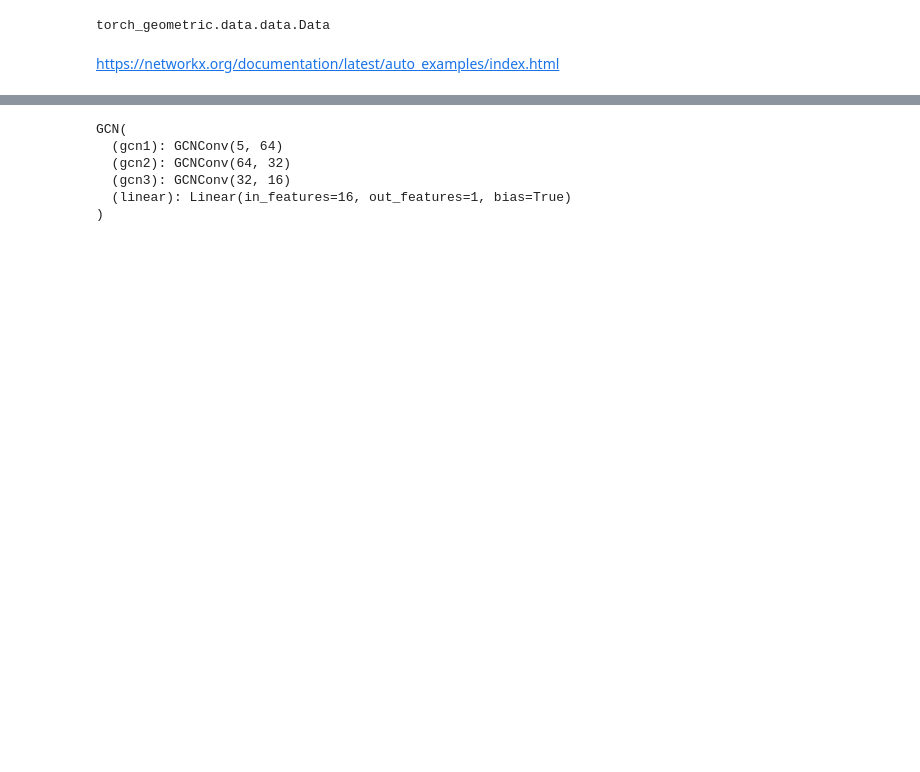
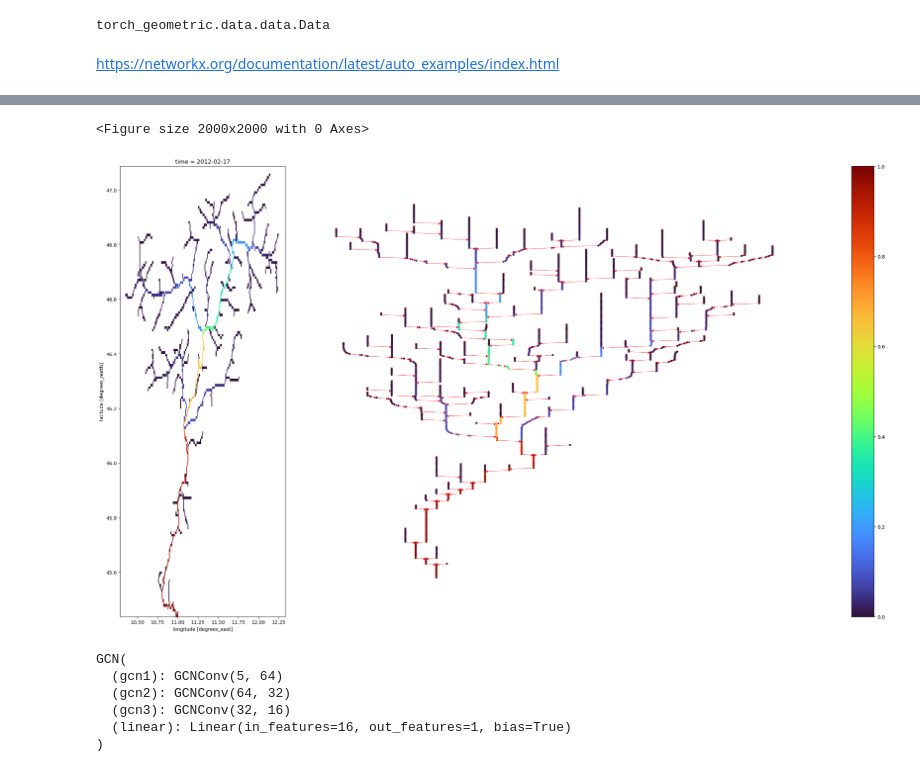
Before and after one commit to interTwin-eu/hython, a Jupyter notebook: hython/routing/gnn.ipynb, the cells around one changed output, grey strips where cells are left out. Cells and saved outputs as stored; diff of their text form; code cells hidden in the pictures; blank space fills up the shorter version.

```diff
--- a/hython/routing/gnn.ipynb
+++ b/hython/routing/gnn.ipynb
@@ -307,3 +318,50 @@ plt.show()
+# %%
+# Q river
+
+plt.figure(figsize=(20,20))
+
+pos = nx.nx_agraph.graphviz_layout(g, prog="dot")
+#pos = nx.spring_layout(g, k=10)
+options = {
+    "font_size": 6,
+    "font_color": "white",
+    "node_size": 1,
+    "edge_color":"red",
+    "node_color": "blue",
+    "edgecolors": "gray",
+    "linewidths": 0.5,
+    "width": 0.5,
+    "with_labels":False
+}
+
+
+
+#options = {"edgecolors": "tab:gray", "node_size": 800, "alpha": 0.9}
+
+#nx.draw_networkx_nodes(g, pos, nodelist=[4, 5, 6, 7], node_color="tab:blue", **options)
+
+fig, axs = plt.subplots(1,2, figsize=(25,14),width_ratios=[0.2,0.8])
+
+values[vartar[0]].plot(ax=axs[0], add_colorbar=False, cmap="turbo")
+#params["wflow_dem"].plot(ax=axs[0], add_colorbar=False, cmap ="Blues")
+
+#rivers.plot(ax=axs[0], color="red")
+
+nx.draw_networkx(g, pos=pos, arrows=True, **options,ax=axs[1])
+
+nn = nx.draw_networkx_nodes(g, pos, nodelist=nodes, node_color=colors, cmap ="turbo", node_size=10)
+
+
+#nx.draw_networkx_labels(
+#    g, pos, labels=labels, font_color="green", font_size=16
+#)
+plt.colorbar(nn)
+plt.tight_layout()
+plt.axis("off")
+plt.show()
+# %% [output]
+<Figure size 2000x2000 with 0 Axes>
+[figure, added]
 # %%
 import torch
 torch.manual_seed(1)
```
Also changed, not shown: parts of 33 cells of this notebook, 5 other files.
